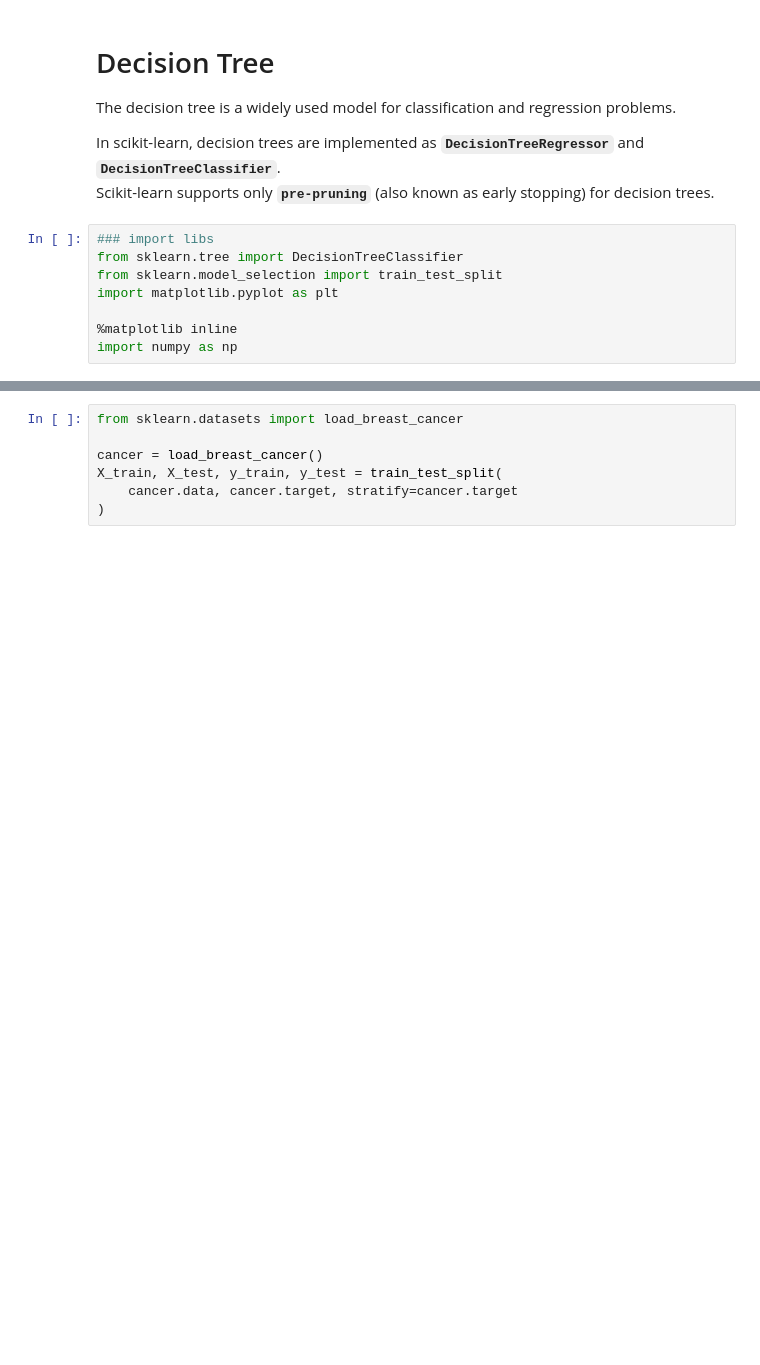
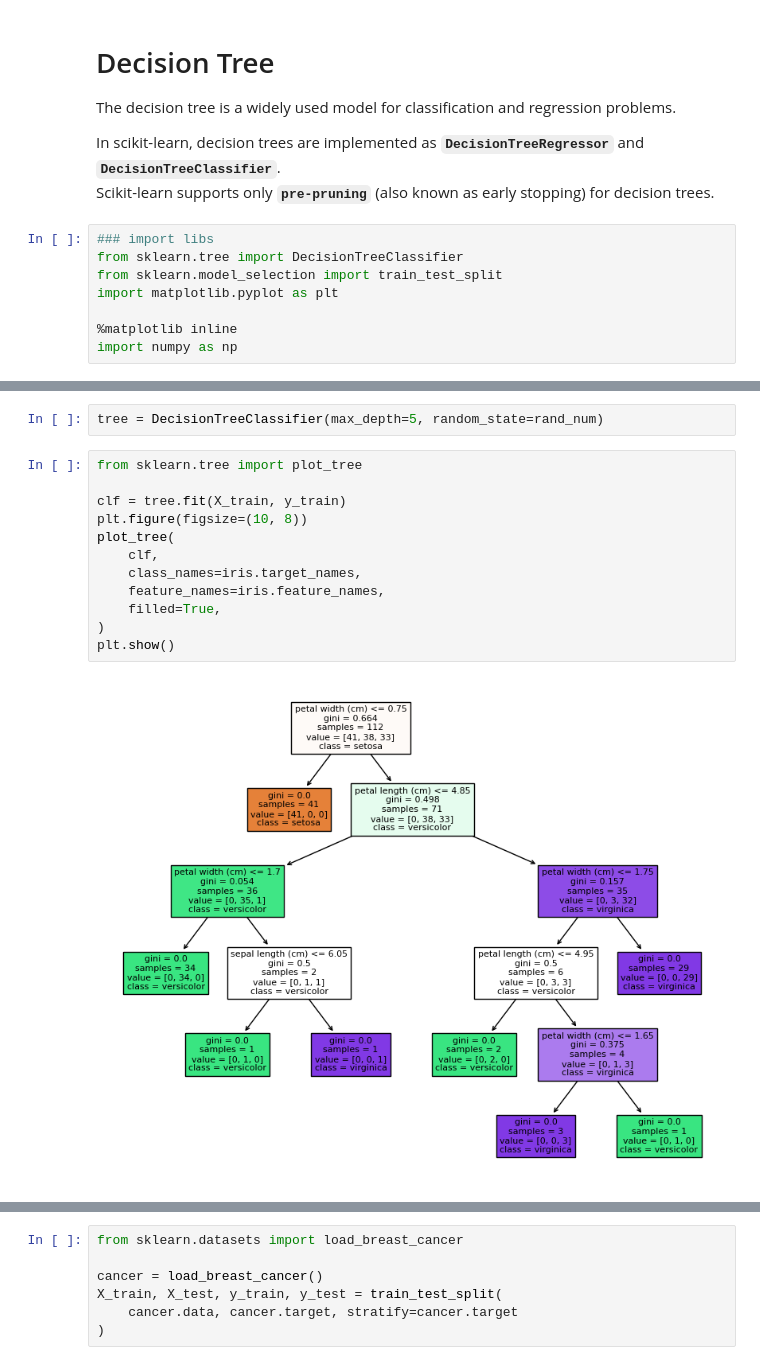
Before and after one commit to hh-blaire-cho/ds101_2024Oct, a Jupyter notebook: 28_DecisionTree.ipynb, the cells around one changed output, grey strips where cells are left out. Saved outputs shown, nothing was run; the diff lists cells and outputs as text; blank space fills up the shorter version.

```diff
--- a/28_DecisionTree.ipynb
+++ b/28_DecisionTree.ipynb
@@ -20,0 +85,16 @@ import numpy as np
+# %%
+tree = DecisionTreeClassifier(max_depth=5, random_state=rand_num)
+# %%
+from sklearn.tree import plot_tree
+
+clf = tree.fit(X_train, y_train)
+plt.figure(figsize=(10, 8))
+plot_tree(
+    clf,
+    class_names=iris.target_names,
+    feature_names=iris.feature_names,
+    filled=True,
+)
+plt.show()
+# %% [output]
+[figure, added]
```
Also changed, not shown: parts of 28 cells of this notebook, 6 other files.
